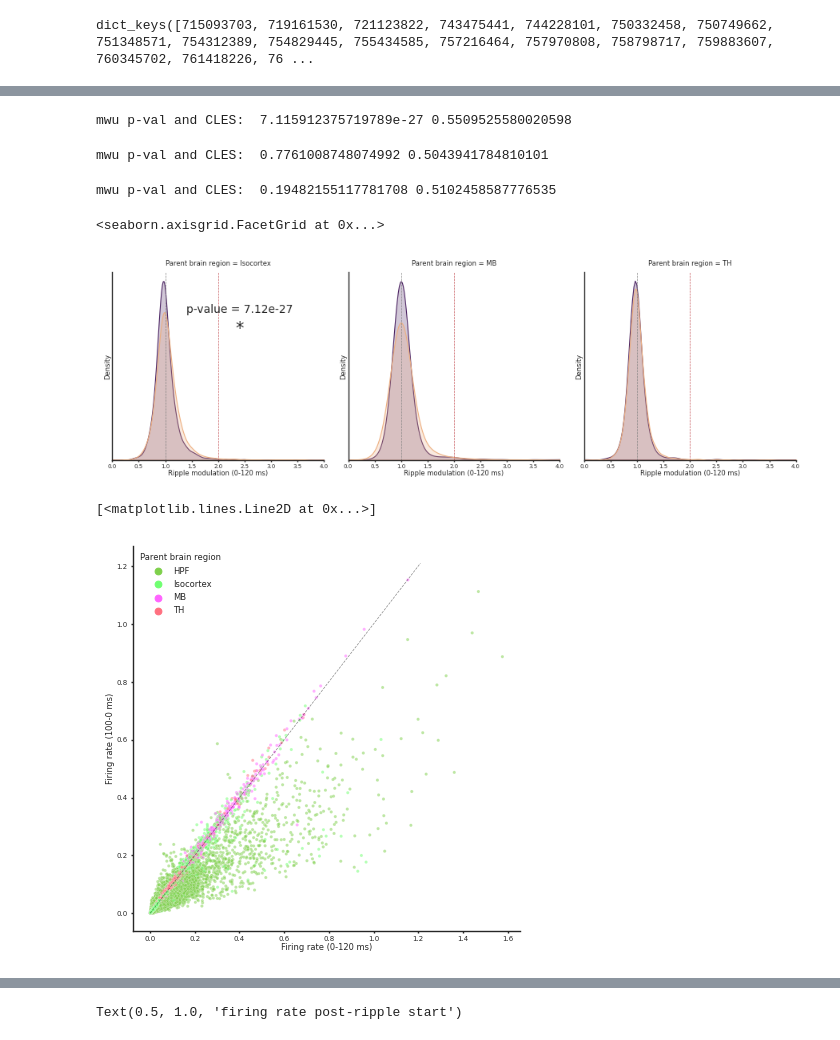
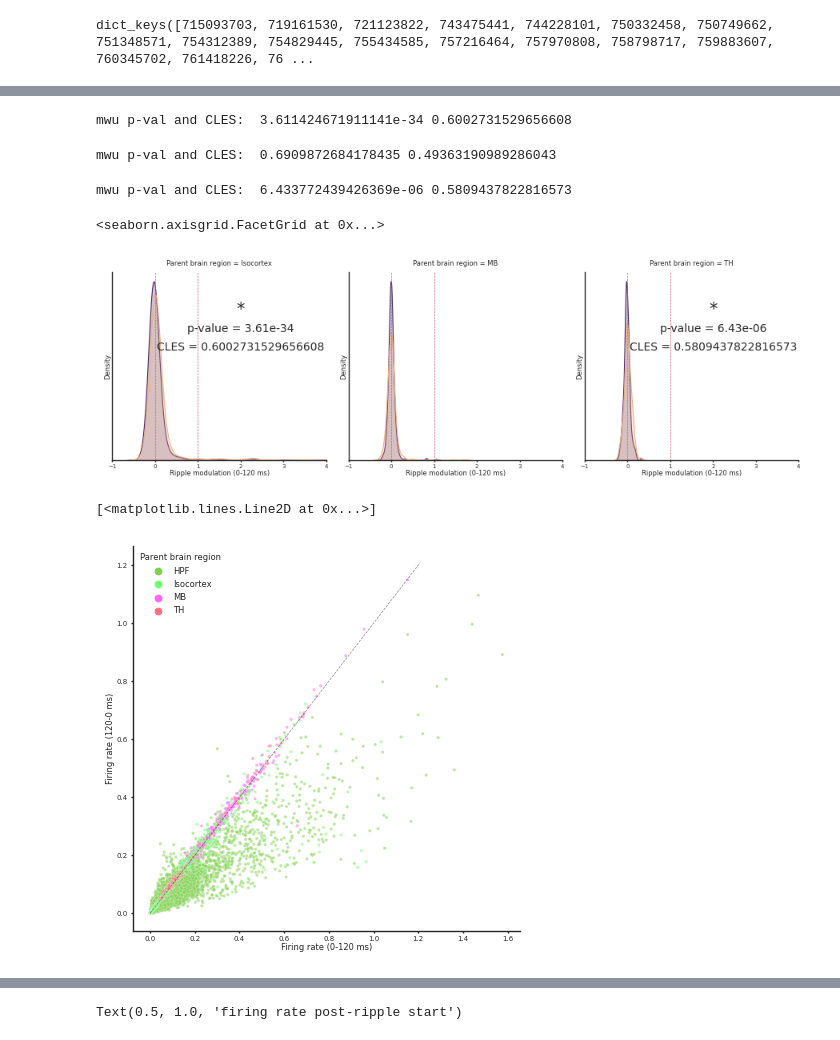
Before and after one commit to RobertoDF/De-Filippo-et-al-2022, a Jupyter notebook: Calculations/Reviewers_addendum.ipynb, the cells around one changed output, grey strips where cells are left out. Drawn from its saved outputs; the diff is of its cells as text; code cells hidden in the pictures.

```diff
--- a/Calculations/Reviewers_addendum.ipynb
+++ b/Calculations/Reviewers_addendum.ipynb
@@ -353,6 +390,0 @@ def conditions_ripple_engagement(s):
-# %%
-parent_area = 'HPF'
-summary_units_df_sub['Ripple type engagement'] = summary_units_df_sub[(summary_units_df_sub['Firing rate (0-120 ms) medial']>0.025)\
-                                                                     ].apply(conditions_type_engagement, axis=1)
-summary_units_df_sub['Ripple engagement'] = summary_units_df_sub[(summary_units_df_sub['Firing rate (0-120 ms) medial']>0.025)\
-                                                                 ].apply(conditions_ripple_engagement, axis=1)
@@ -459,30 +596,21 @@ plot_dist_ripple_mod(data, param, axs[1])
 # %%
-def func_annotate(data, **kws):
-    ax0 = plt.gca()
-    #print(data["Parent brain region"].unique())
-    norm_test =pg.normality(data=data, dv=param, group="Ripple seed")
+_ = summary_units_df_sub[(summary_units_df_sub['Firing rate (0-50 ms) medial']>minimum_firing_rate_hz) |
+                                                        (summary_units_df_sub['Firing rate (0-50 ms) lateral']>minimum_firing_rate_hz)][['Ripple modulation (0-120 ms) medial', 'Ripple modulation (0-120 ms) lateral', 'Parent brain region']]
 
-    if norm_test["normal"].all():
-        p_val = pg.ttest(data[data["Ripple seed"] == "Medial"][param],
-               data[data["Ripple seed"] == "Lateral"][param])["p-val"][0]
-        print("ttest: ", p_val)
-
-    else:
-        p_val = pg.mwu(data[data["Ripple seed"]=="Medial"][param], data[data["Ripple seed"]=="Lateral"][param])["p-val"][0]
-        cles = pg.mwu(data[data["Ripple seed"]=="Medial"][param], data[data["Ripple seed"]=="Lateral"][param])["CLES"][0]
-        print("mwu p-val and CLES: ", p_val, cles)
-
-    if p_val<.05:
-        ax0.text(.6, .7, "*",
-                    transform=ax0.transAxes,
-                    fontsize=15, ha='center', va='center');
-        ax0.text(.6, .8,  f"p-value = {'{:.2e}'.format(p_val)}",
-                    transform=ax0.transAxes,
-                    fontsize=10, ha='center', va='center');
+_ = pd.wide_to_long(_.reset_index(), stubnames='Ripple modulation (0-120 ms)', i=['Parent brain region','unit_id'], j="Ripple seed", sep=' ', suffix=r'\w+').reset_index()
+_['Ripple seed'] = _["Ripple seed"].str.capitalize()
+param = 'Ripple modulation (0-120 ms)'
+g = sns.FacetGrid(_[_['Parent brain region']!='HPF'], col='Parent brain region', sharex=False, sharey=False, col_order=['Isocortex', 'MB', 'TH'])
+g.map_dataframe(sns.kdeplot, x='Ripple modulation (0-120 ms)', hue='Ripple seed', palette=palette_ML, fill=True, gridsize=500)
+g.refline(x=0)
+g.refline(x=1, color='r')
+g.set(xlim=(-1, 4))
+g.set(yticks=[])
+g.map_dataframe(func_annotate)
 # %% [output]
-mwu p-val and CLES:  7.115912375719789e-27 0.5509525580020598
+mwu p-val and CLES:  3.611424671911141e-34 0.6002731529656608
-mwu p-val and CLES:  0.7761008748074992 0.5043941784810101
+mwu p-val and CLES:  0.6909872684178435 0.49363190989286043
-mwu p-val and CLES:  0.19482155117781708 0.5102458587776535
+mwu p-val and CLES:  6.433772439426369e-06 0.5809437822816573
 <seaborn.axisgrid.FacetGrid at 0x...>
-[figure, old version]
+[figure, new version]
 # %%
@@ -501,7 +620,9 @@ g.map_dataframe(func_annotate)
 # %%
-summary_units_df_sub['Firing rate (0-120 ms)'] = (summary_units_df_sub['Firing rate (0-120 ms) medial']+summary_units_df_sub['Firing rate (0-120 ms) lateral'])/2
-summary_units_df_sub['Firing rate (100-0 ms)'] = (summary_units_df_sub['Firing rate (100-0 ms) medial']+summary_units_df_sub['Firing rate (100-0 ms) lateral'])/2
+fig, axs = plt.subplots(1, figsize=(5,5))
+sns.scatterplot(ax=axs, data=summary_units_df_sub, x='Firing rate (0-120 ms)', y='Firing rate (120-0 ms)', hue='Parent brain region', palette=palette_parent_areas, alpha=.5, s=5,
+                hue_order=['HPF', 'Isocortex', 'MB', 'TH'])
+axs.plot([0, axs.get_ylim()[1]], [0, axs.get_ylim()[1]],  alpha=.5, linestyle='--', color='k')
 # %% [output]
 [<matplotlib.lines.Line2D at 0x...>]
-[figure, old version]
+[figure, new version]
 # %%
```
Also changed, not shown: parts of 106 cells of this notebook, 7 other files.
